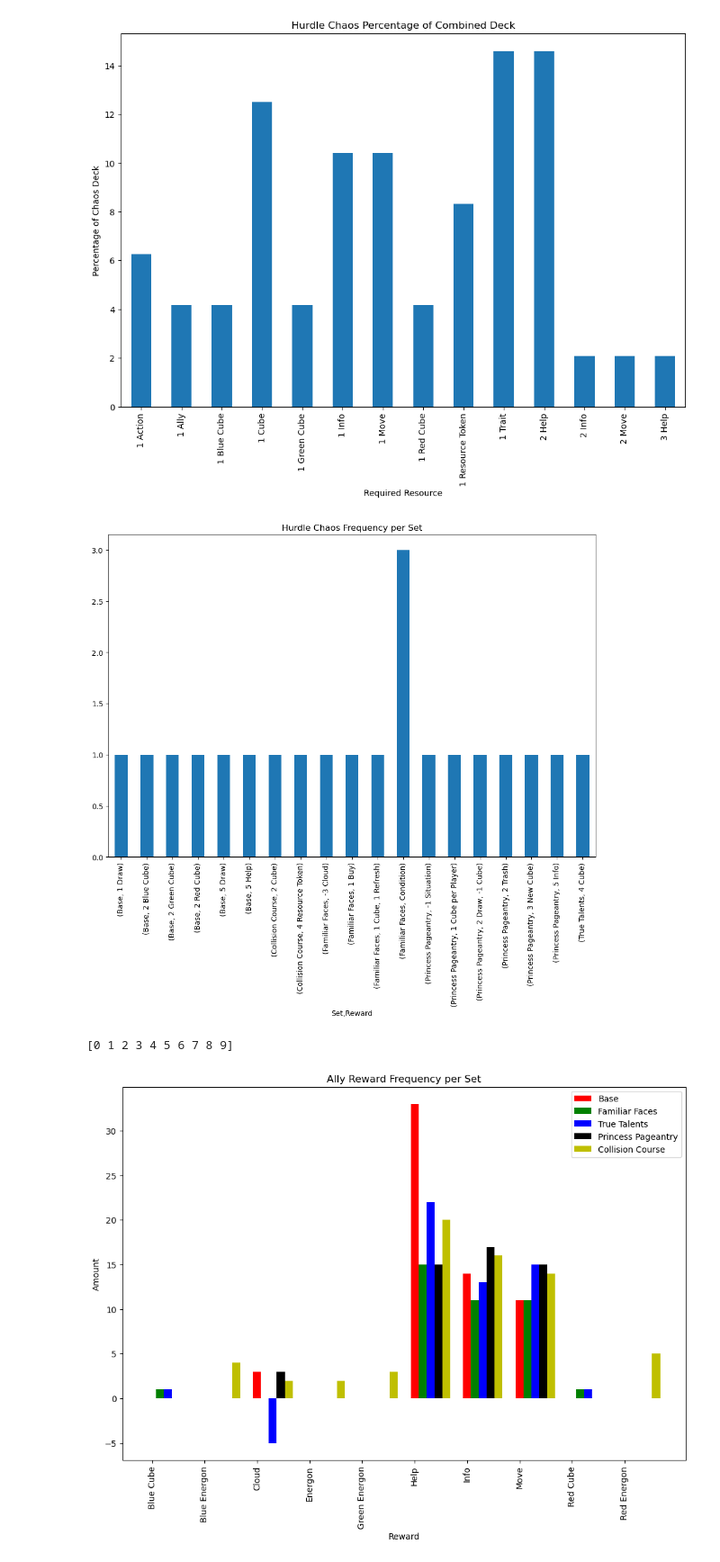
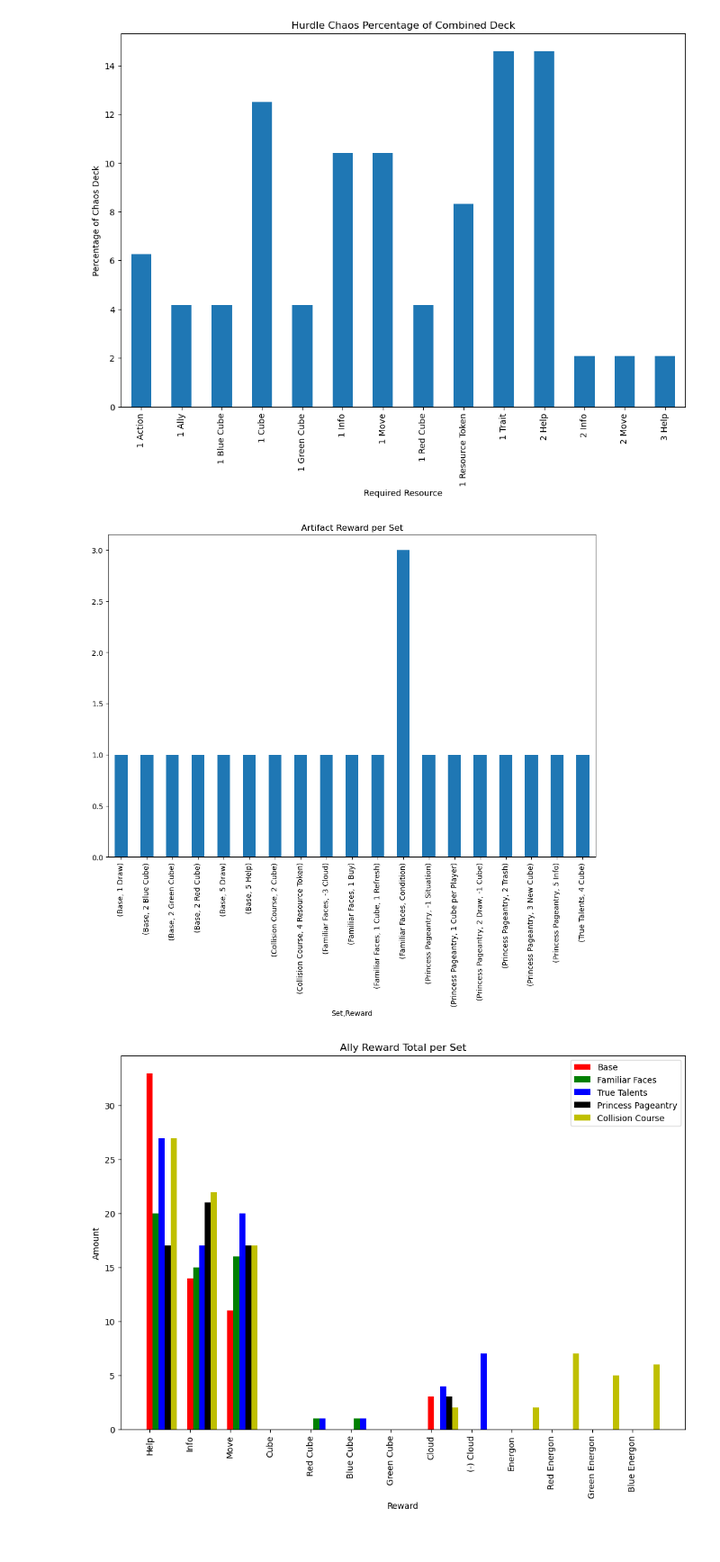
Before and after one commit to XBigTK13X/jupyter-mlp-aie, a Jupyter notebook: MLP.ipynb, the cells around one changed output. Shown: that part at 90% size. Saved outputs shown, nothing was run; the diff lists cells and outputs as text; code cells hidden in the pictures.

```diff
--- a/MLP.ipynb
+++ b/MLP.ipynb
@@ -5,14 +5,20 @@ import math
 plotlib.rcParams['figure.figsize'] = [12, 8]
 plotlib.rcParams['figure.dpi'] = 100 # 200 e.g. is really fine, but slower
 
-def parse_mlp(cell):
+def parse_mlp(cell,parsing='amount'):
     amounts = []
     kinds = []
     if cell == None or cell == "":
         return None,None
     and_parts = cell.split(', ')
     for part in and_parts:
-        amount,kind = part.split(' ',1)
+        amount = 0
+        kind = "None"
+        if parsing != 'amount':
+            amount = 1
+            kind = part
+        else:
+            amount,kind = part.split(' ',1)
         amounts.append(int(amount))
         kinds.append(kind)
 
@@ -67,7 +73,7 @@ plotlib.title('Final Challenge Cubes per Pony')
 plotlib.bar([x - .15 for x in data_levels],reds,label="Red",color='r',width=bar_width)
 plotlib.bar([x - .05 for x in data_levels],greens,label="Green",color='g',width=bar_width)
 plotlib.bar([x + .05 for x in data_levels],blues,label='Blue',color='b',width=bar_width)
-plotlib.bar([x + .15 for x in data_levels],anys,label='Any',color='k',width=bar_width)
+plotlib.bar([x + .15 for x in data_levels],anys,label='Any',color='y',width=bar_width)
 plotlib.legend(loc='best')
 plotlib.xticks([2, 3, 4])
 plotlib.xlabel('Final Challenge Level')
@@ -95,10 +101,10 @@ plotlib.show()
 # %%
 artifacts = pandas.read_csv('MLP/data/MLP Adventures Card Distribution - Artifact.csv')
 plotlib.figure()
-artifacts.groupby('Set')['Reward'].value_counts().sort_index().plot(kind='bar',title='Hurdle Chaos Frequency per Set')
+artifacts.groupby('Set')['Reward'].value_counts().sort_index().plot(kind='bar',title='Artifact Reward per Set')
 plotlib.show()
 # %% [output]
-[figure, old version]
+[figure, new version]
 # %%
 allies = pandas.read_csv('MLP/data/MLP Adventures Card Distribution - Ally.csv')
 ally_sets = {}
@@ -113,7 +119,12 @@ for index,row in allies.iterrows():
         kind = kinds[ii]
         if not kind in ally_sets[row['Set']]:
             ally_sets[row['Set']][kind] = 0
-        ally_sets[row['Set']][kind] += amount
+        if kind == 'Cloud' and amount < 0:
+            if not '(-) Cloud' in  ally_sets[row['Set']]:
+                 ally_sets[row['Set']]['(-) Cloud'] = 0
+            ally_sets[row['Set']]['(-) Cloud'] += abs(amount * row['Copies'])
+        else:
+            ally_sets[row['Set']][kind] += amount * row['Copies']
 
 def get_series(mlp_set,sets):
     keys = []
@@ -123,40 +134,47 @@ def get_series(mlp_set,sets):
     keys.sort()
     for key in keys:
         values.append(sets[mlp_set][key])
     return keys,values
 ally_names = allies['Set'].unique().tolist()
 ally_rewards = []
-ally_keys=[]
+ally_keys=[
+    'Help',
+    'Info',
+    'Move',
+    'Cube',
+    'Red Cube',
+    'Blue Cube',
+    'Green Cube',
+    'Cloud',
+    '(-) Cloud',
+    'Energon',
+    'Red Energon',
+    'Green Energon',
+    'Blue Energon'
+]
 for ally_name in ally_names:
     keys,vals = get_series(ally_name, ally_sets)
-    for k in keys:
-        if not k in ally_keys:
-            ally_keys.append(k)
 
-ally_keys.sort()
 for ally_name in ally_names:
     rewards = []
     for ally_key in ally_keys:
         if ally_key in ally_sets[ally_name]:
             rewards.append(ally_sets[ally_name][ally_key])
         else:
             rewards.append(0)
     ally_rewards.append(rewards)
 plotlib.figure()
-plotlib.title('Ally Reward Frequency per Set')
+plotlib.title('Ally Reward Total per Set')
 bar_width = .15
 colors = ['r','g','b','k','y']
 import numpy
 ind = numpy.arange(len(ally_keys))
-print(ind)
 for ii in range(0,len(ally_names)):
-    import pprint
     plotlib.bar(ind+bar_width*ii,ally_rewards[ii],label=ally_names[ii],color=colors[ii],width=bar_width)
 plotlib.legend(loc='best')
 plotlib.xlabel('Reward')
 plotlib.ylabel('Amount')
 plotlib.xticks(ind,ally_keys,rotation=90)
 plotlib.show()
 # %% [output]
-[0 1 2 3 4 5 6 7 8 9]
-[figure, old version]
+[figure, new version]
```
Also changed, not shown: parts of 6 cells of this notebook, 1 other file.
